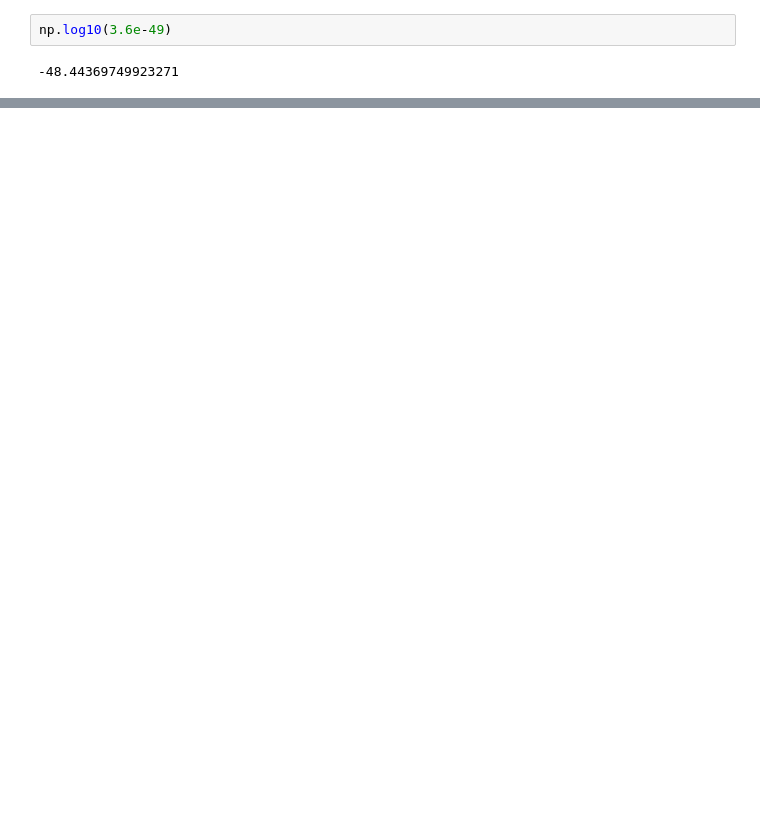
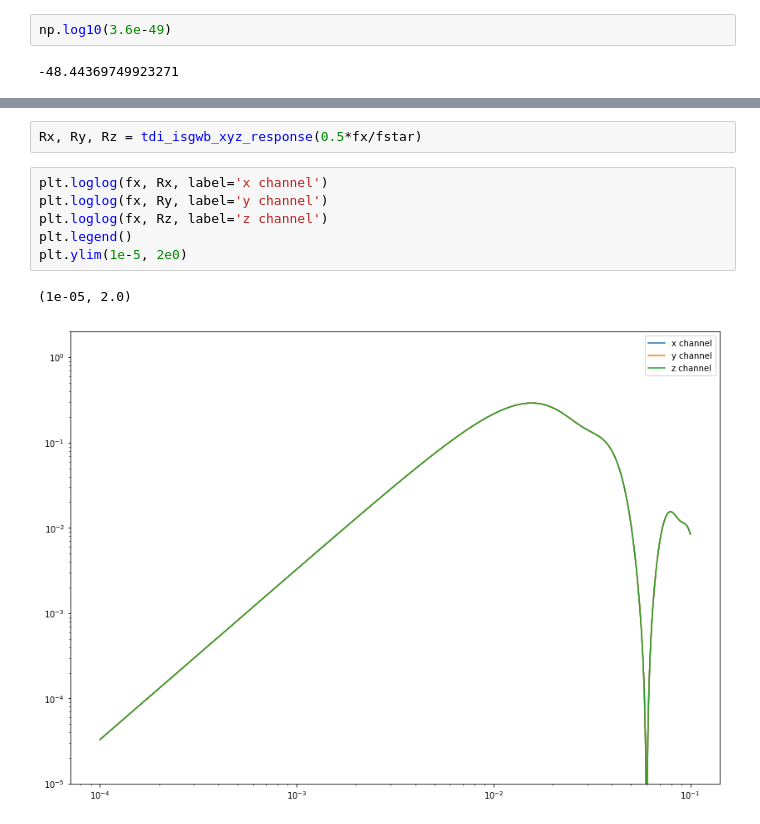
Before and after one commit to sharanbngr/blip, a Jupyter notebook: Notebooks/mldc_spectra.ipynb, the cells around one changed output, grey strips where cells are left out. Saved outputs shown, nothing was run; the diff lists cells and outputs as text; blank space fills up the shorter version.

```diff
--- a/Notebooks/mldc_spectra.ipynb
+++ b/Notebooks/mldc_spectra.ipynb
@@ -302,3 +331,14 @@ def tdi_isgwb_xyz_response(f0):
 
 
         return R1, R2, R3
+# %%
+Rx, Ry, Rz = tdi_isgwb_xyz_response(0.5*fx/fstar)
+# %%
+plt.loglog(fx, Rx, label='x channel')
+plt.loglog(fx, Ry, label='y channel')
+plt.loglog(fx, Rz, label='z channel')
+plt.legend()
+plt.ylim(1e-5, 2e0)
+# %% [output]
+(1e-05, 2.0)
+[figure, added]
```
Also changed, not shown: parts of 15 cells of this notebook, 3 other files.
